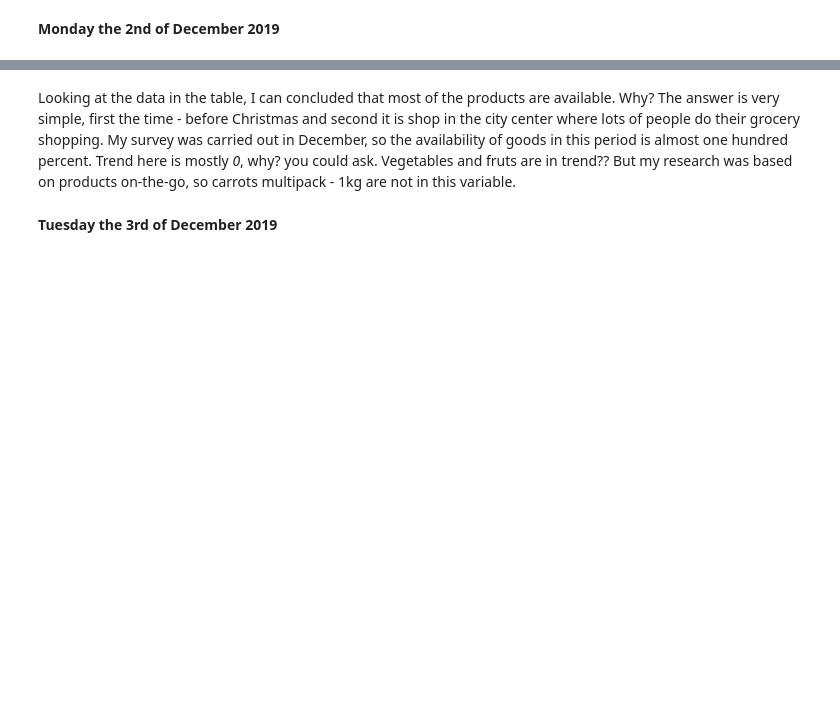
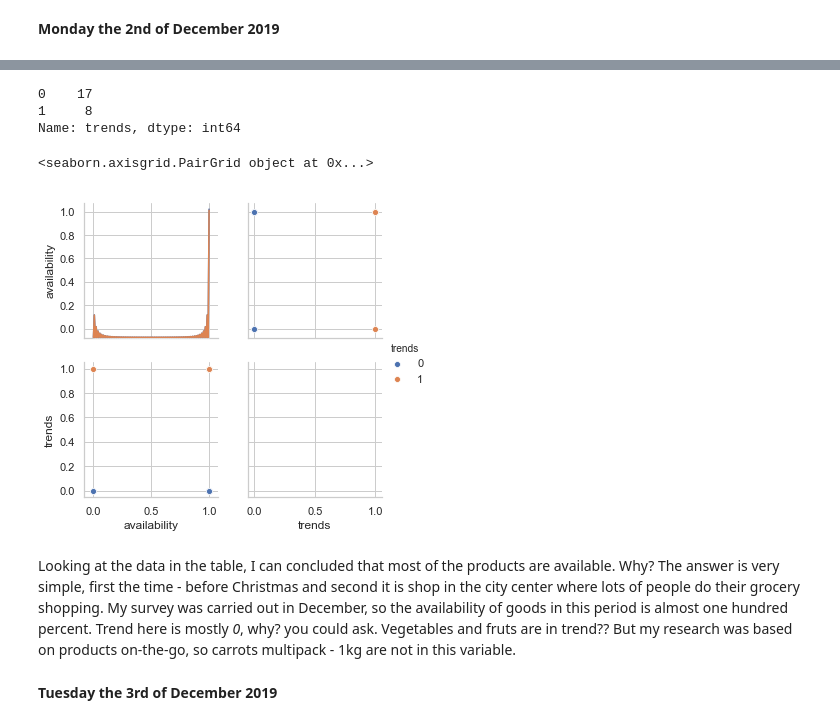
Before and after one commit to karolinaszafranbelzowska/grocery-shopping, a Jupyter notebook: grocery-shopping.ipynb, the cells around one changed output, grey strips where cells are left out. Drawn from its saved outputs; the diff is of its cells as text; code cells hidden in the pictures; blank space fills up the shorter version.

```diff
--- a/grocery-shopping.ipynb
+++ b/grocery-shopping.ipynb
@@ -234,7 +286,5 @@ data = [['carrot - multipack', 'organic', '1.49', 1, 0], ['carrot - multipack',
         ['leek- multipack', 'organic', '2.49', 1, 0], ['leek - single', 'inferior', '0.49', 1, 0],
         ['celery', 'organic', '1.99', 1, 0], ['Gala apples - 4', 'inferior', '1.79', 1, 1],
         ['PinkLady apples - 6', 'inferior', '1.99', 1, 1], ['Bramley cooking apples - 1', 'inferior', '0.39', 1, 1],
-        ['Gala apples', 'organic', '2.99', 0, 1], ['Keelings bramley apples -4', 'inferior', '2.99', 0, 0],
-        ['Braeburn apples', 'organic', '2.99', 0, 1]]
+        ['Gala apples', 'organic', '2.99', 0, 1], ['Keelings bramley apples -4', 'inferior', '2.99', 0, 0]]
 df = pd.DataFrame(data, columns = ['Name', 'quality', 'price', 'availability', 'trends'])
-df
@@ -259,3 +345,15 @@ df
+# %%
+df['trends'].value_counts()
+# %% [output]
+0    17
+1     8
+Name: trends, dtype: int64
+# %%
+x = sns.pairplot(df, hue='trends')
+print(x)
+# %% [output]
+<seaborn.axisgrid.PairGrid object at 0x...>
+[figure, added]
 # %% [markdown]
 Looking at the data in the table, I can concluded that most of the products are available. Why? The answer is very simple, first the time - before Christmas and second it is shop in the city center where lots of people do their grocery shopping. My survey was carried out in December, so the availability of goods in this period is almost one hundred percent.
 Trend here is mostly _0_, why? you could ask. Vegetables and fruts are in trend?? But my research was based on products on-the-go, so carrots multipack - 1kg are not in this variable.
```
Also changed, not shown: parts of 43 cells of this notebook, 1 other file.
